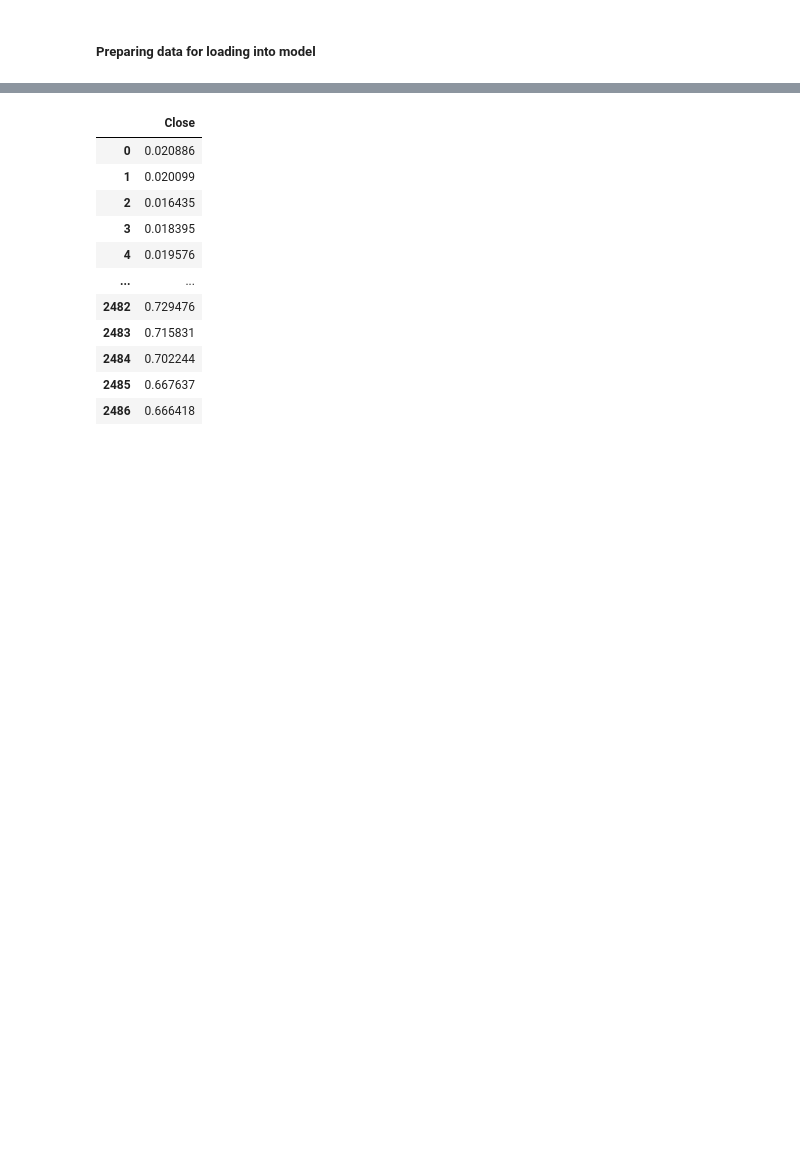
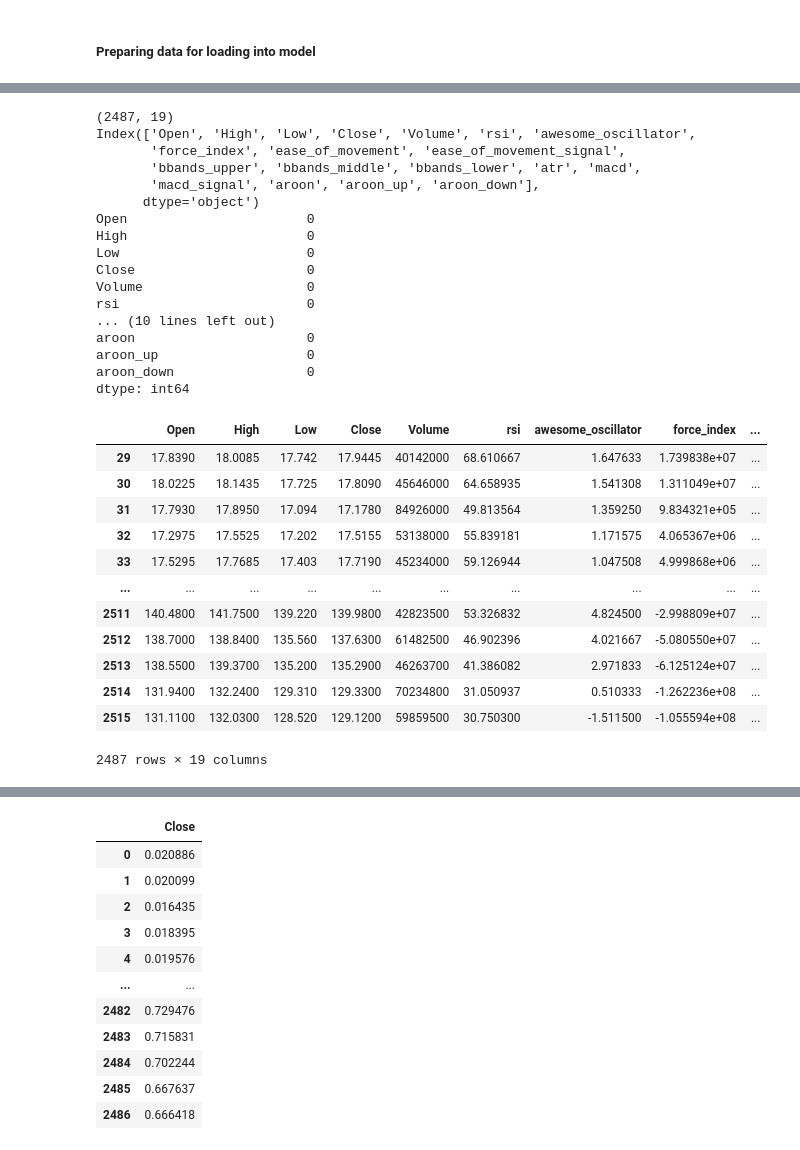
Before and after one commit to harshavb/trading-research, a Jupyter notebook: TechnicalAnalysis/TA_Transformer.ipynb, the cells around one changed output, grey strips where cells are left out. Drawn from its saved outputs; the diff is of its cells as text; code cells hidden in the pictures; blank space fills up the shorter version.

```diff
--- a/TechnicalAnalysis/TA_Transformer.ipynb
+++ b/TechnicalAnalysis/TA_Transformer.ipynb
@@ -108,4 +98,10 @@ df.dropna(inplace=True)
+# %%
+def dataframe_clean(df: pd.DataFrame):
+    df = df.dropna()
+    df = df.drop(['Date'], axis=1)
+    return df
 # %%
-print(df.shape)
-print(df.columns)
-print(df.isnull().sum())
+def dataframe_stats(df: pd.DataFrame):
+    print(df.shape)
+    print(df.columns)
+    print(df.isnull().sum())
@@ -172,0 +616,37 @@ target = df_scaled[['Close']]    # Prediction target.
+# %%
+df_copy = dataframe_copy(df)
+df = dataframe_clean(df)
+dataframe_stats(df)
+
+df
+# %% [output]
+(2487, 19)
+Index(['Open', 'High', 'Low', 'Close', 'Volume', 'rsi', 'awesome_oscillator',
+       'force_index', 'ease_of_movement', 'ease_of_movement_signal',
+       'bbands_upper', 'bbands_middle', 'bbands_lower', 'atr', 'macd',
+       'macd_signal', 'aroon', 'aroon_up', 'aroon_down'],
+      dtype='object')
+Open                       0
+High                       0
+Low                        0
+Close                      0
+Volume                     0
+rsi                        0
+... (10 lines left out)
+aroon                      0
+aroon_up                   0
+aroon_down                 0
+dtype: int64
+|  | Open | High | Low | Close | Volume | rsi | awesome_oscillator | force_index | ... |
+| 29 | 17.8390 | 18.0085 | 17.742 | 17.9445 | 40142000 | 68.610667 | 1.647633 | 1.739838e+07 | ... |
+| 30 | 18.0225 | 18.1435 | 17.725 | 17.8090 | 45646000 | 64.658935 | 1.541308 | 1.311049e+07 | ... |
+| 31 | 17.7930 | 17.8950 | 17.094 | 17.1780 | 84926000 | 49.813564 | 1.359250 | 9.834321e+05 | ... |
+| 32 | 17.2975 | 17.5525 | 17.202 | 17.5155 | 53138000 | 55.839181 | 1.171575 | 4.065367e+06 | ... |
+| 33 | 17.5295 | 17.7685 | 17.403 | 17.7190 | 45234000 | 59.126944 | 1.047508 | 4.999868e+06 | ... |
+| ... | ... | ... | ... | ... | ... | ... | ... | ... | ... |
+| 2511 | 140.4800 | 141.7500 | 139.220 | 139.9800 | 42823500 | 53.326832 | 4.824500 | -2.998809e+07 | ... |
+| 2512 | 138.7000 | 138.8400 | 135.560 | 137.6300 | 61482500 | 46.902396 | 4.021667 | -5.080550e+07 | ... |
+| 2513 | 138.5500 | 139.3700 | 135.200 | 135.2900 | 46263700 | 41.386082 | 2.971833 | -6.125124e+07 | ... |
+| 2514 | 131.9400 | 132.2400 | 129.310 | 129.3300 | 70234800 | 31.050937 | 0.510333 | -1.262236e+08 | ... |
+| 2515 | 131.1100 | 132.0300 | 128.520 | 129.1200 | 59859500 | 30.750300 | -1.511500 | -1.055594e+08 | ... |
+2487 rows × 19 columns
```
Also changed, not shown: parts of 123 cells of this notebook.
